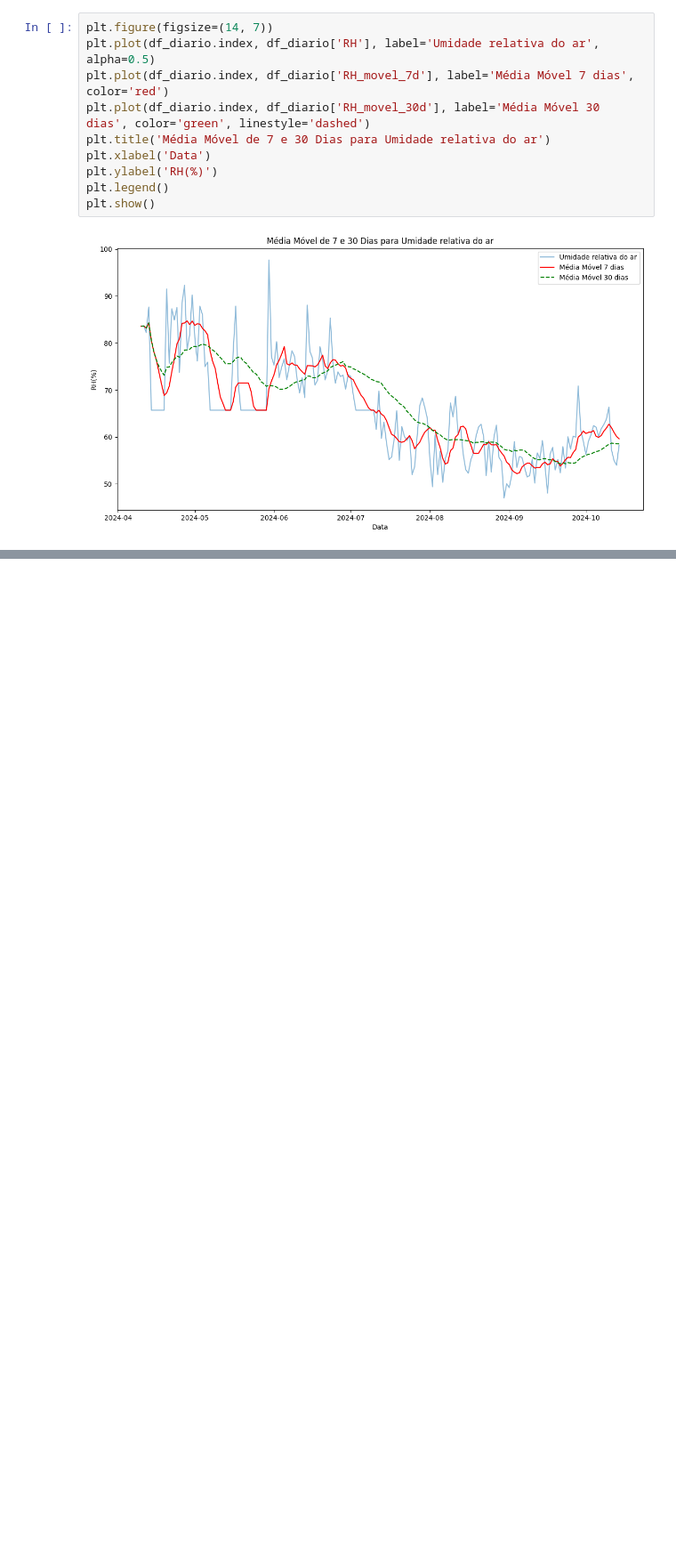
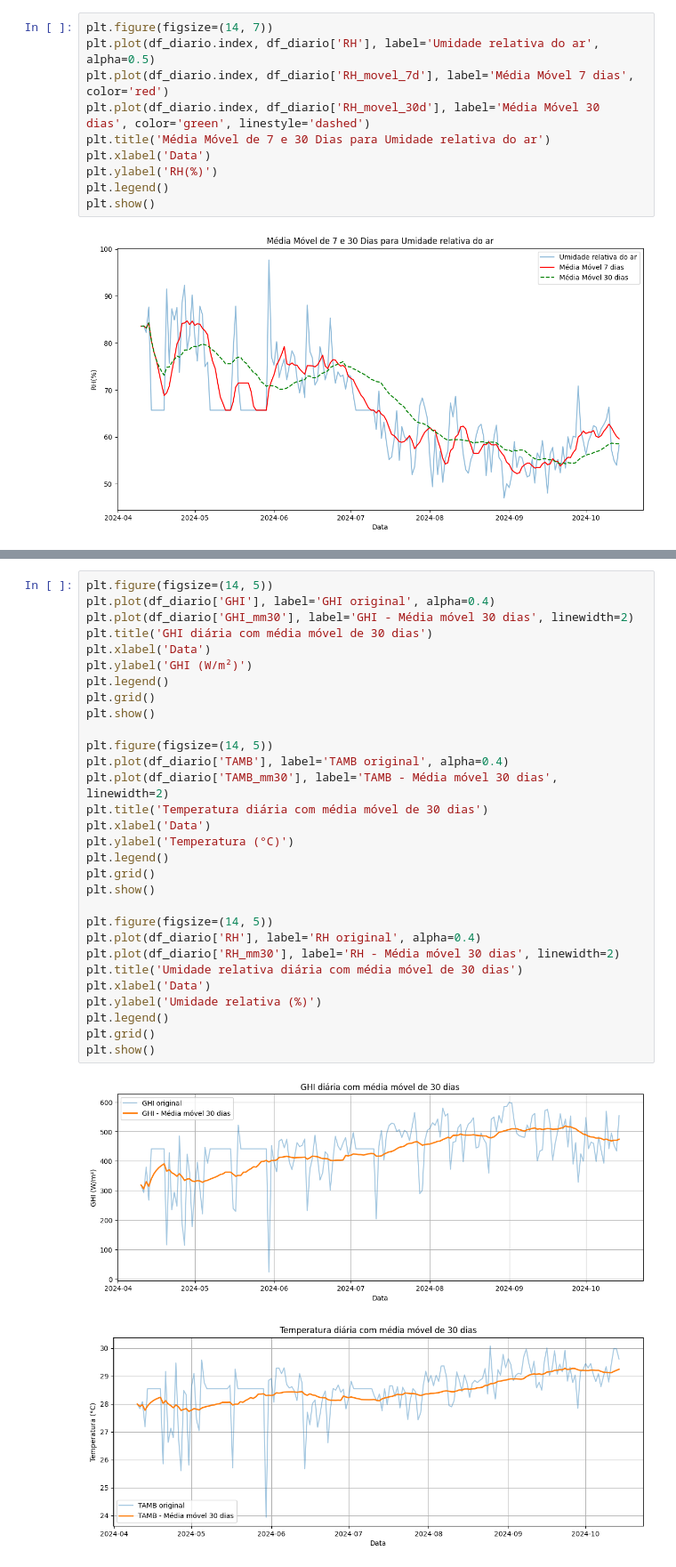
Before and after one commit to DanielCFigueira/Analise_metereologica_nordeste, a Jupyter notebook: Teste.ipynb, the cells around one changed output, grey strips where cells are left out. Shown at 89% size. Drawn from its saved outputs; the diff is of its cells as text; blank space fills up the shorter version.

```diff
--- a/Teste.ipynb
+++ b/Teste.ipynb
@@ -590,0 +676,33 @@ plt.show()
+# %%
+plt.figure(figsize=(14, 5))
+plt.plot(df_diario['GHI'], label='GHI original', alpha=0.4)
+plt.plot(df_diario['GHI_mm30'], label='GHI - Média móvel 30 dias', linewidth=2)
+plt.title('GHI diária com média móvel de 30 dias')
+plt.xlabel('Data')
+plt.ylabel('GHI (W/m²)')
+plt.legend()
+plt.grid()
+plt.show()
+
+plt.figure(figsize=(14, 5))
+plt.plot(df_diario['TAMB'], label='TAMB original', alpha=0.4)
+plt.plot(df_diario['TAMB_mm30'], label='TAMB - Média móvel 30 dias', linewidth=2)
+plt.title('Temperatura diária com média móvel de 30 dias')
+plt.xlabel('Data')
+plt.ylabel('Temperatura (°C)')
+plt.legend()
+plt.grid()
+plt.show()
+
+plt.figure(figsize=(14, 5))
+plt.plot(df_diario['RH'], label='RH original', alpha=0.4)
+plt.plot(df_diario['RH_mm30'], label='RH - Média móvel 30 dias', linewidth=2)
+plt.title('Umidade relativa diária com média móvel de 30 dias')
+plt.xlabel('Data')
+plt.ylabel('Umidade relativa (%)')
+plt.legend()
+plt.grid()
+plt.show()
+# %% [output]
+[figure, added]
+[figure, added]
```
Also changed, not shown: parts of 7 cells of this notebook, 2 other files.
